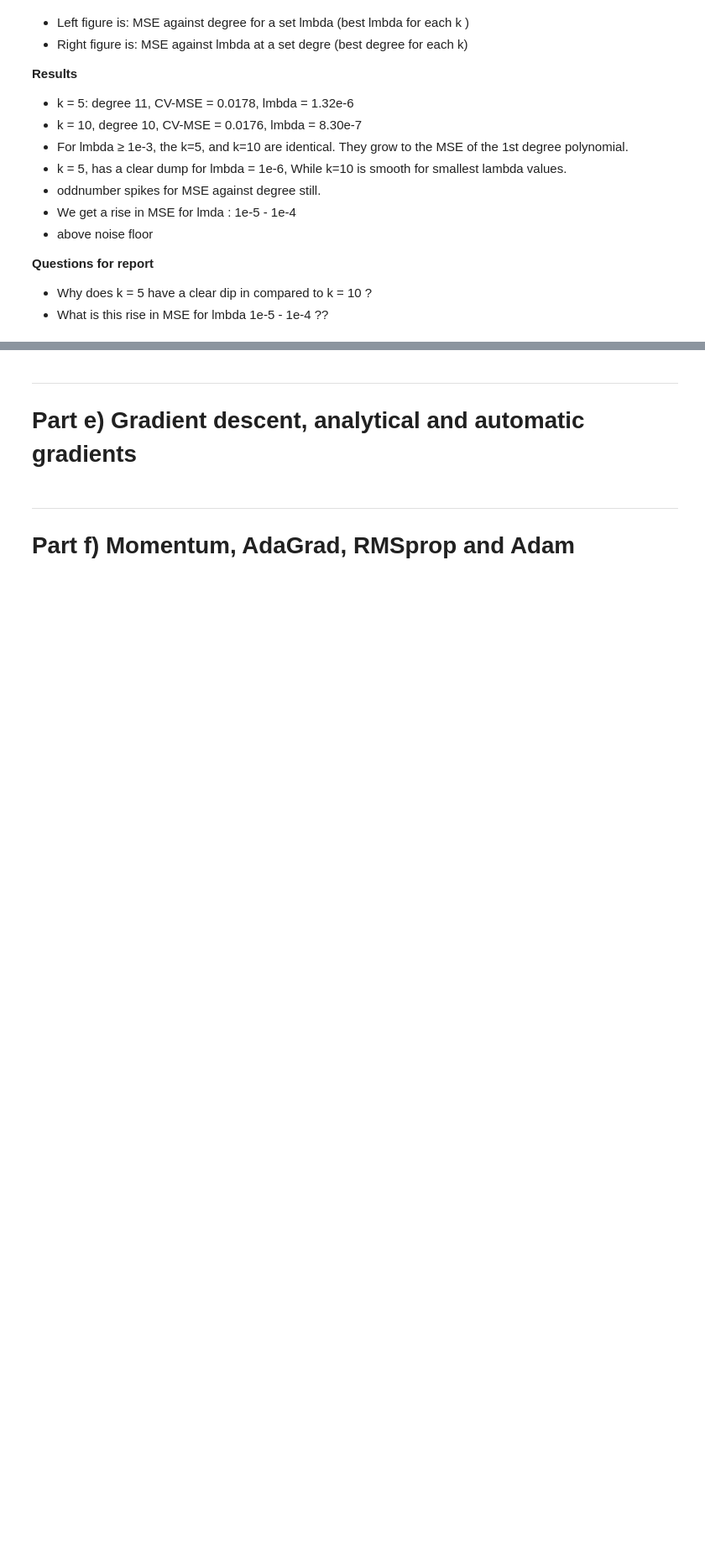
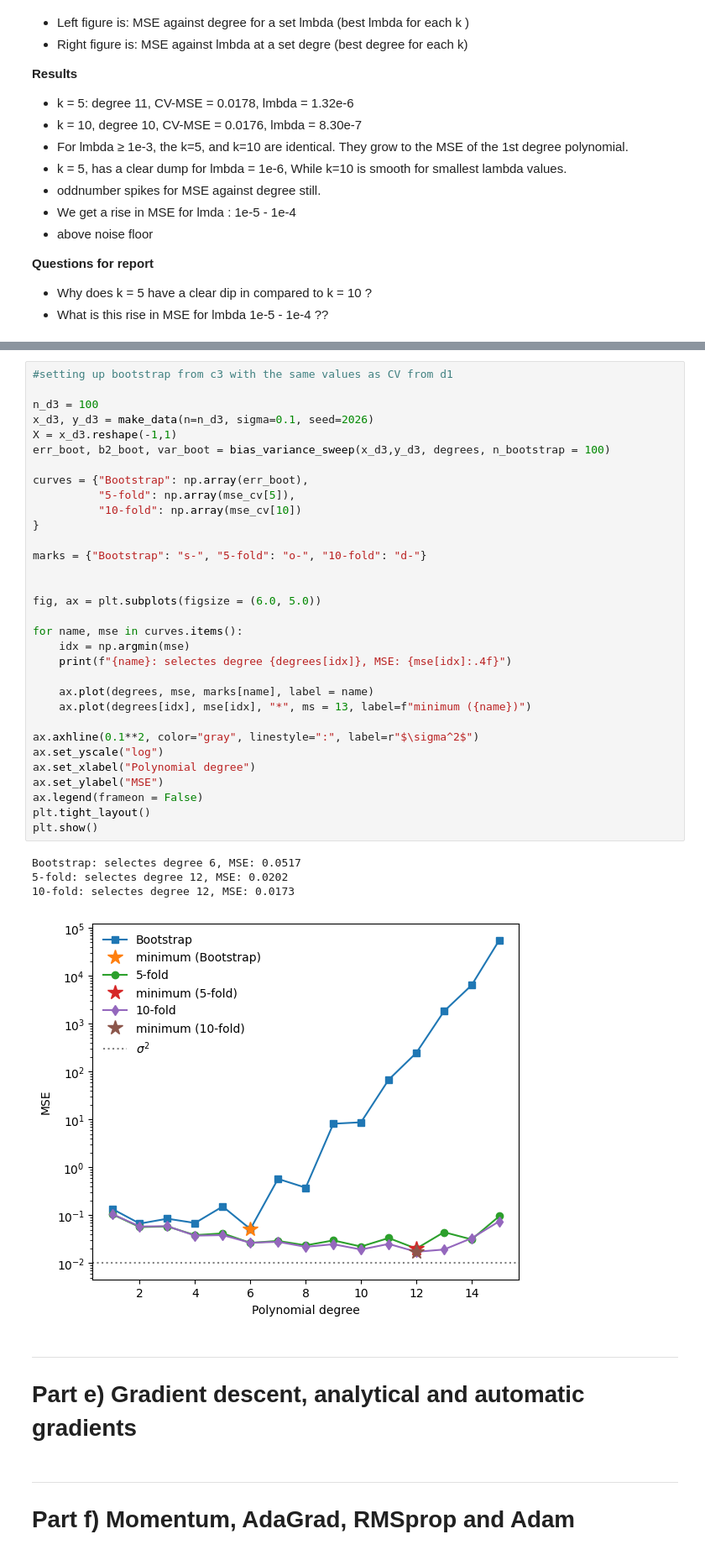
Before and after one commit to GardKL/Project1, a Jupyter notebook: Project1/code/Project1.ipynb, the cells around one changed output, grey strips where cells are left out. Shown at 84% size. Saved outputs shown, nothing was run; the diff lists cells and outputs as text; blank space fills up the shorter version.

```diff
--- a/Project1/code/Project1.ipynb
+++ b/Project1/code/Project1.ipynb
@@ -885,3 +895,40 @@ Notes to the report
+# %%
+#setting up bootstrap from c3 with the same values as CV from d1
+
+n_d3 = 100
+x_d3, y_d3 = make_data(n=n_d3, sigma=0.1, seed=2026)
+X = x_d3.reshape(-1,1)
+err_boot, b2_boot, var_boot = bias_variance_sweep(x_d3,y_d3, degrees, n_bootstrap = 100)
+
+curves = {"Bootstrap": np.array(err_boot),
+          "5-fold": np.array(mse_cv[5]),
+          "10-fold": np.array(mse_cv[10])
+}
+
+marks = {"Bootstrap": "s-", "5-fold": "o-", "10-fold": "d-"}
+
+
+fig, ax = plt.subplots(figsize = (6.0, 5.0))
+
+for name, mse in curves.items():
+    idx = np.argmin(mse)
+    print(f"{name}: selectes degree {degrees[idx]}, MSE: {mse[idx]:.4f}")
+
+    ax.plot(degrees, mse, marks[name], label = name)
+    ax.plot(degrees[idx], mse[idx], "*", ms = 13, label=f"minimum ({name})")
+
+ax.axhline(0.1**2, color="gray", linestyle=":", label=r"$\sigma^2$")
+ax.set_yscale("log")
+ax.set_xlabel("Polynomial degree")
+ax.set_ylabel("MSE")
+ax.legend(frameon = False)
+plt.tight_layout()
+plt.show()
+# %% [output]
+Bootstrap: selectes degree 6, MSE: 0.0517
+5-fold: selectes degree 12, MSE: 0.0202
+10-fold: selectes degree 12, MSE: 0.0173
+[figure, added]
 # %% [markdown]
 ---
 # Part e) Gradient descent, analytical and automatic gradients
```
Also changed, not shown: parts of 6 cells of this notebook.
